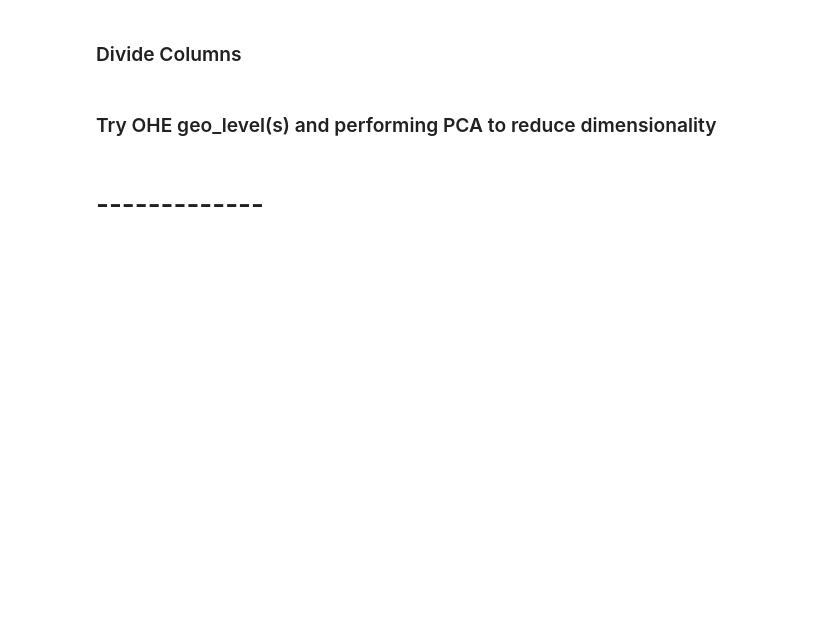
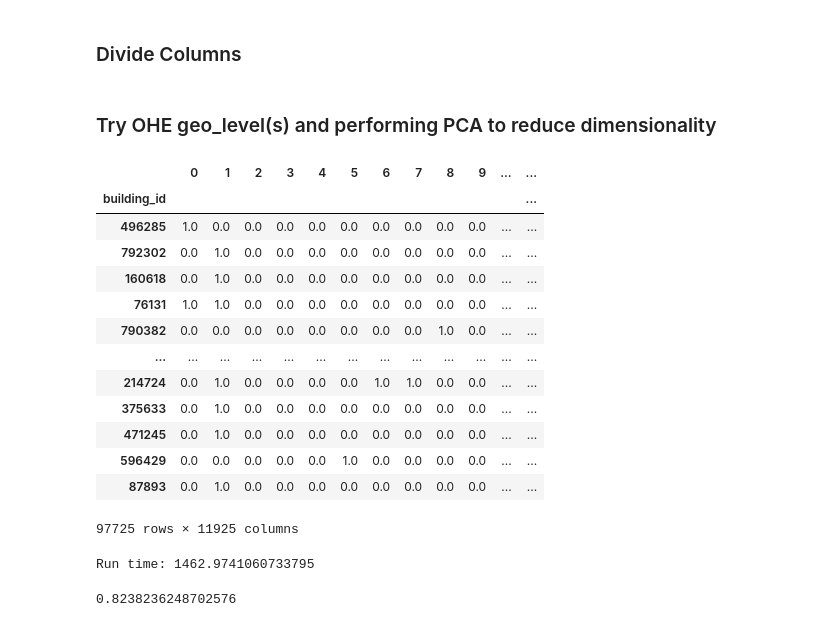
Before and after one commit to fivearm/Capstone_Repo, a Jupyter notebook: PCA.ipynb, the cells around one changed output. Cells and saved outputs as stored; diff of their text form; code cells hidden in the pictures; blank space fills up the shorter version.

```diff
--- a/PCA.ipynb
+++ b/PCA.ipynb
@@ -40,7 +37,8 @@ all_cols = geo_cols + cat_cols + integer_cols + binary_cols
 # %% [markdown]
 ### Try OHE geo_level(s) and performing PCA to reduce dimensionality
 # %%
-X_train_pca_split, X_train_pca_leftover = train_test_split(X_train, test_size=.5, random_state=42)
+X_train_pca_split, X_train_pca_leftover, y_train_pca_split, y_train_pca_leftover \
+= train_test_split(X_train, y_train, test_size=.5, random_state=42)
 # %%
 ohe_pipe = imbPipeline([('ohe', OneHotEncoder(sparse=False, handle_unknown='ignore'))])
 ss_pipe = imbPipeline([('ss', StandardScaler())])
@@ -56,13 +54,32 @@ transformer = ColumnTransformer([
 transformed = transformer.fit_transform(X_train_pca_split)
 # %%
 X_train_for_pca = pd.DataFrame(transformed, index=X_train_pca_split.index)
+# %%
+X_train_for_pca
+# %% [output]
+|  | 0 | 1 | 2 | 3 | 4 | 5 | 6 | 7 | 8 | 9 | ... | ... |
+| building_id |  |  |  |  |  |  |  |  |  |  |  | ... |
+| 496285 | 1.0 | 0.0 | 0.0 | 0.0 | 0.0 | 0.0 | 0.0 | 0.0 | 0.0 | 0.0 | ... | ... |
+| 792302 | 0.0 | 1.0 | 0.0 | 0.0 | 0.0 | 0.0 | 0.0 | 0.0 | 0.0 | 0.0 | ... | ... |
+| 160618 | 0.0 | 1.0 | 0.0 | 0.0 | 0.0 | 0.0 | 0.0 | 0.0 | 0.0 | 0.0 | ... | ... |
+| 76131 | 1.0 | 1.0 | 0.0 | 0.0 | 0.0 | 0.0 | 0.0 | 0.0 | 0.0 | 0.0 | ... | ... |
+| 790382 | 0.0 | 0.0 | 0.0 | 0.0 | 0.0 | 0.0 | 0.0 | 0.0 | 1.0 | 0.0 | ... | ... |
+| ... | ... | ... | ... | ... | ... | ... | ... | ... | ... | ... | ... | ... |
+| 214724 | 0.0 | 1.0 | 0.0 | 0.0 | 0.0 | 0.0 | 1.0 | 1.0 | 0.0 | 0.0 | ... | ... |
+| 375633 | 0.0 | 1.0 | 0.0 | 0.0 | 0.0 | 0.0 | 0.0 | 0.0 | 0.0 | 0.0 | ... | ... |
+| 471245 | 0.0 | 1.0 | 0.0 | 0.0 | 0.0 | 0.0 | 0.0 | 0.0 | 0.0 | 0.0 | ... | ... |
+| 596429 | 0.0 | 0.0 | 0.0 | 0.0 | 0.0 | 1.0 | 0.0 | 0.0 | 0.0 | 0.0 | ... | ... |
+| 87893 | 0.0 | 1.0 | 0.0 | 0.0 | 0.0 | 0.0 | 0.0 | 0.0 | 0.0 | 0.0 | ... | ... |
+97725 rows × 11925 columns
 # %%
 start = time.time()
 pca = PCA(n_components=60)
 pca_transformed = pca.fit_transform(X_train_for_pca)
 end = time.time()
 print(f'Run time: {end-start}')
+# %% [output]
+Run time: 1462.9741060733795
 # %%
 sum(list(pca.explained_variance_ratio_))
+# %% [output]
+0.8238236248702576
-# %% [markdown]
-# -------------
```
Also changed, not shown: parts of 9 cells of this notebook, 1 other file.
